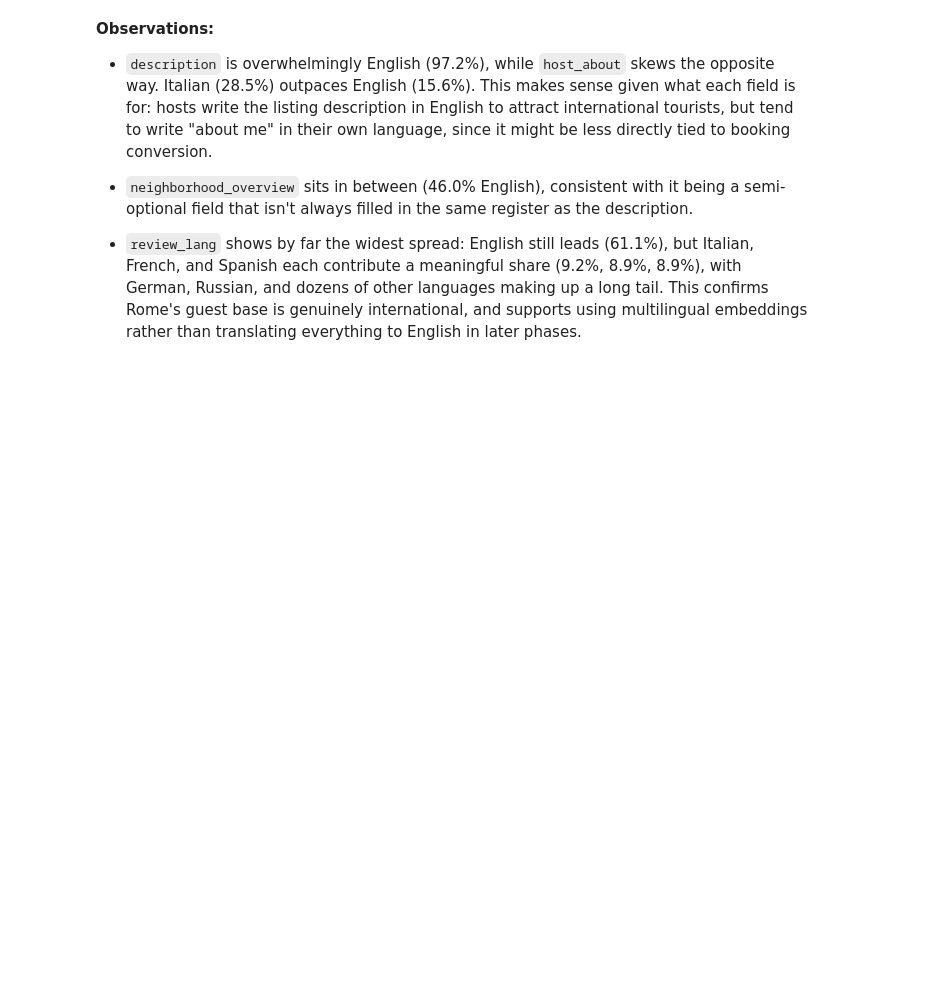
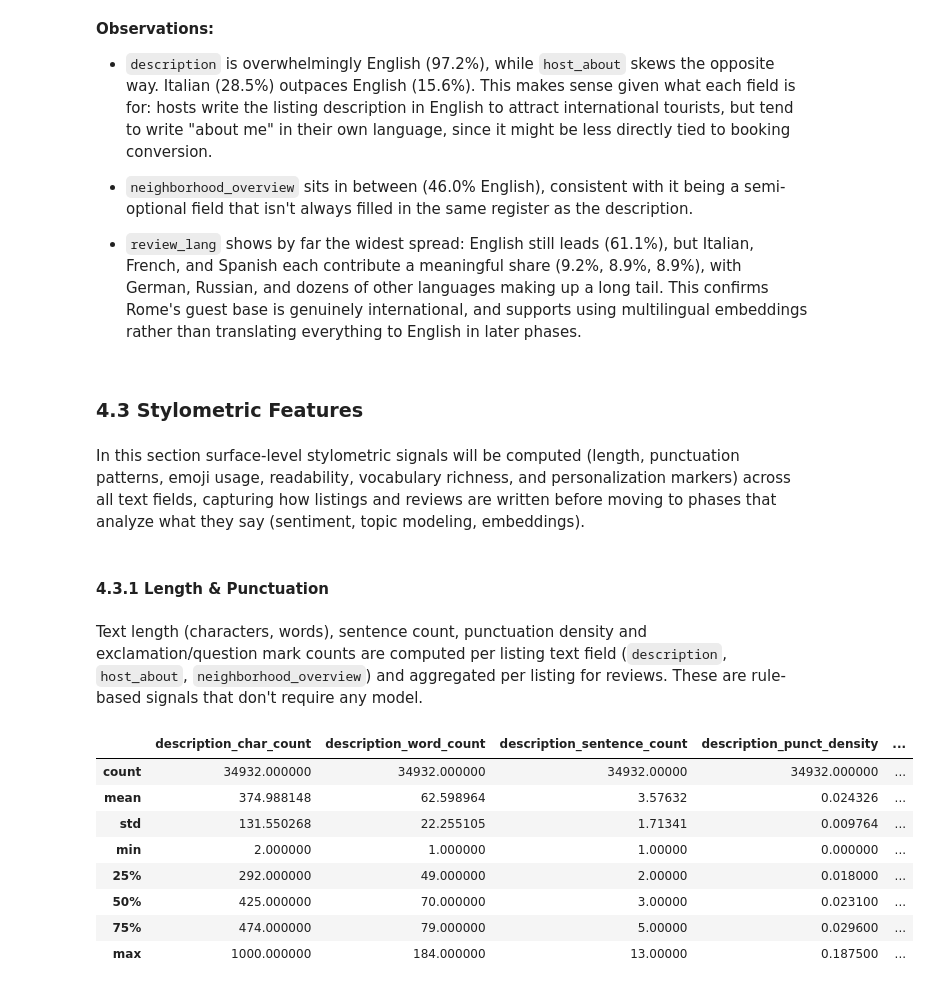
Before and after one commit to pln6/airbnb-market-segmentation-analysis, a Jupyter notebook: notebooks/02_feature_engineering.ipynb, the cells around one changed output. Drawn from its saved outputs; the diff is of its cells as text; code cells hidden in the pictures; blank space fills up the shorter version.

```diff
--- a/notebooks/02_feature_engineering.ipynb
+++ b/notebooks/02_feature_engineering.ipynb
@@ -1009,3 +1009,55 @@ plt.show()
 - `neighborhood_overview` sits in between (46.0% English), consistent with it being a semi-optional field that isn't always filled in the same register as the description.
 
 - `review_lang` shows by far the widest spread: English still leads (61.1%), but Italian, French, and Spanish each contribute a meaningful share (9.2%, 8.9%, 8.9%), with German, Russian, and dozens of other languages making up a long tail. This confirms Rome's guest base is genuinely international, and supports using multilingual embeddings rather than translating everything to English in later phases.
+# %% [markdown]
+### 4.3 Stylometric Features
+# %% [markdown]
+In this section surface-level stylometric signals will be computed (length, punctuation patterns, emoji usage, readability, vocabulary richness, and personalization markers) across all text fields, capturing how listings and reviews are written before moving to phases that analyze what they say (sentiment, topic modeling, embeddings).
+# %% [markdown]
+#### 4.3.1 Length & Punctuation
+# %% [markdown]
+Text length (characters, words), sentence count, punctuation density and exclamation/question mark counts are computed per listing text field (`description`, `host_about`, `neighborhood_overview`) and aggregated per listing for reviews. These are rule-based signals that don't require any model.
+# %%
+_SENTENCE_SPLIT_RE = re.compile(r'[.!?]+(?:\s|$)')
+_PUNCT_RE = re.compile(r'[.,;:!?\-]')
+
+def text_stats(text):
+    if pd.isna(text) or text == 'unknown':
+        return (np.nan, np.nan, np.nan, np.nan, np.nan, np.nan)
+
+    text = str(text)
+    word_count = len(text.split())
+    char_count = len(text)
+
+    sentence_count = len([s for s in _SENTENCE_SPLIT_RE.split(text) if s.strip()])
+    punct_count = len(_PUNCT_RE.findall(text))
+    punct_density = round(punct_count / char_count, 4) if char_count > 0 else 0
+
+    exclaim_count = text.count('!')
+    question_count = text.count('?')
+
+    return (char_count, word_count, sentence_count, punct_density, exclaim_count, question_count)
+# %%
+# listing text fields
+cols = ['char_count', 'word_count', 'sentence_count', 'punct_density', 'exclaim_count', 'question_count']
+
+for field in ['description_cleaned', 'host_about_cleaned', 'neighborhood_overview_cleaned']:
+    prefix = field.replace('_cleaned', '')
+    results = listings_clean[field].apply(text_stats)
+    stats = pd.DataFrame(results.tolist(), columns=[f'{prefix}_{c}' for c in cols], index=results.index)
+    for col in stats.columns:
+        listings_clean[col] = stats[col]
+
+display(listings_clean[[c for c in listings_clean.columns
+                          if c.startswith(('description_', 'host_about_', 'neighborhood_overview_'))
+                          and c.endswith(('_count', '_density'))]].describe())
+# %% [output]
+|  | description_char_count | description_word_count | description_sentence_count | description_punct_density | ... |
+| count | 34932.000000 | 34932.000000 | 34932.00000 | 34932.000000 | ... |
+| mean | 374.988148 | 62.598964 | 3.57632 | 0.024326 | ... |
+| std | 131.550268 | 22.255105 | 1.71341 | 0.009764 | ... |
+| min | 2.000000 | 1.000000 | 1.00000 | 0.000000 | ... |
+| 25% | 292.000000 | 49.000000 | 2.00000 | 0.018000 | ... |
+| 50% | 425.000000 | 70.000000 | 3.00000 | 0.023100 | ... |
+| 75% | 474.000000 | 79.000000 | 5.00000 | 0.029600 | ... |
+| max | 1000.000000 | 184.000000 | 13.00000 | 0.187500 | ... |
```
Also changed, not shown: parts of 3 cells of this notebook.
